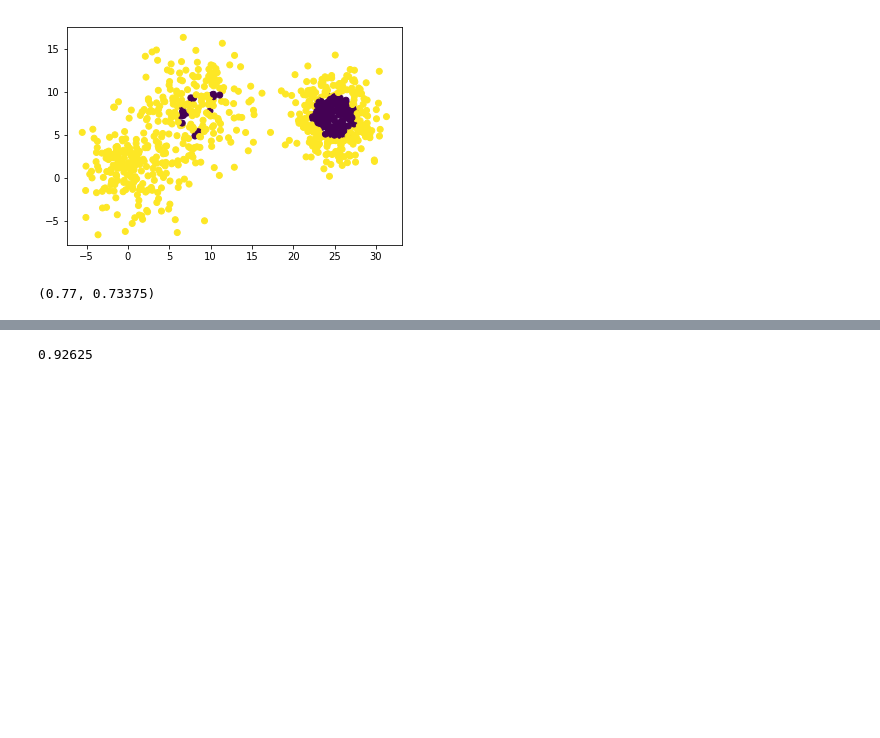
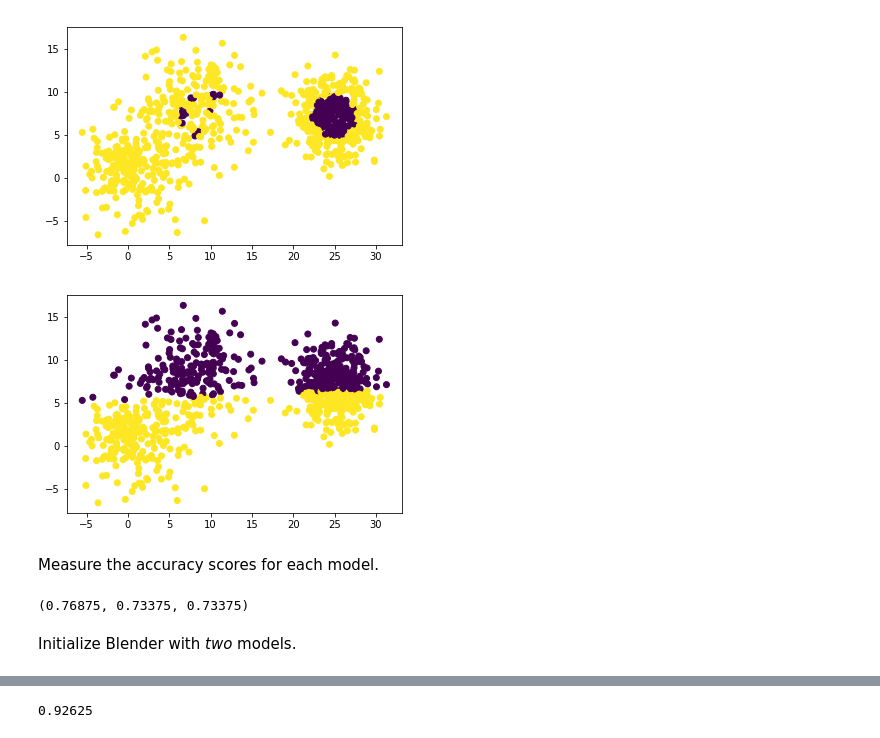
Before and after one commit to tigranfah/machine_learning, a Jupyter notebook: round2/homework/homework2/blending_stacking.ipynb, the cells around one changed output, grey strips where cells are left out. Saved outputs shown, nothing was run; the diff lists cells and outputs as text; code cells hidden in the pictures; blank space fills up the shorter version.

```diff
--- a/round2/homework/homework2/blending_stacking.ipynb
+++ b/round2/homework/homework2/blending_stacking.ipynb
@@ -64,3 +78,4 @@ SVC(C=0.1, cache_size=200, class_weight=None, coef0=0.0,
 # %%
+random_forest_pred = random_forest.predict(X_test)
 svm_pred = svm.predict(X_test)
-random_forest_pred = random_forest.predict(X_test)
+log_reg_pred = log_reg.predict(X_test)
@@ -74,10 +91,19 @@ plt.scatter(X_test[:, 0], X_test[:, 1], c=svm_pred)
 plt.show()
 # %% [output]
 [figure]
+# %%
+plt.scatter(X_test[:, 0], X_test[:, 1], c=log_reg_pred)
+plt.show()
+# %% [output]
+[figure, added]
+# %% [markdown]
+Measure the accuracy scores for each model.
 # %%
-random_forest.score(X_test, y_test), svm.score(X_test, y_test)
+random_forest.score(X_test, y_test), svm.score(X_test, y_test), log_reg.score(X_test, y_test)
 # %% [output]
-(0.77, 0.73375)
+(0.76875, 0.73375, 0.73375)
+# %% [markdown]
+Initialize Blender with *two* models.
 # %%
 blender = Blender([svm, random_forest],
                   LogisticRegression(),
```
Also changed, not shown: parts of 18 cells of this notebook, 2 other files.
